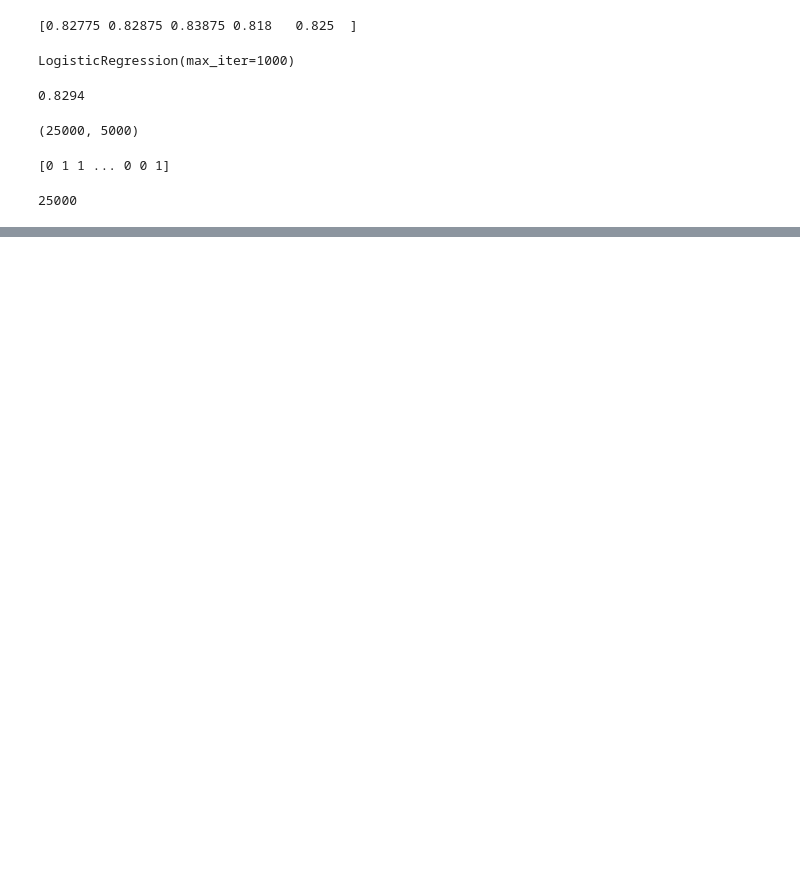
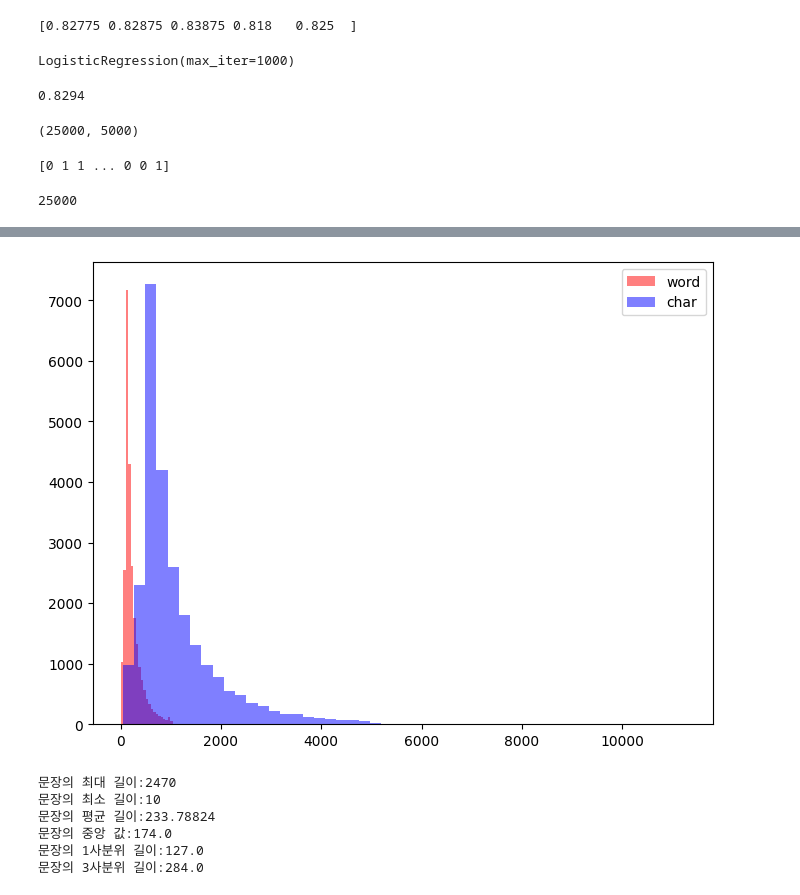
Before and after one commit to Frankensosege/NLP, a Jupyter notebook: 20230428_텍스트분류.ipynb, the cells around one changed output, grey strips where cells are left out. Saved outputs shown, nothing was run; the diff lists cells and outputs as text; code cells hidden in the pictures; blank space fills up the shorter version.

```diff
--- a/20230428_텍스트분류.ipynb
+++ b/20230428_텍스트분류.ipynb
@@ -405,0 +452,7 @@ submit_data.to_csv(DATA_OUT_PATH + 'lgs_tfidf_answer.csv', index=False)
+# %%
+train_df = pd.read_csv(DATA_IN_PATH + 'labeledTrainData.tsv',
+                      header=0,
+                      delimiter='\t',
+                      quoting=3) # quoting=3 --> quotation mark를 문자로 취급하여 읽어 들임 (일반 적으로 사용)
+print(train_df.head())
+print(train_df.shape)
@@ -405,0 +467,21 @@ submit_data.to_csv(DATA_OUT_PATH + 'lgs_tfidf_answer.csv', index=False)
+# %%
+reviews = train_df['review']
+tokenized_reviews_word = [len(r.split()) for r in reviews]  # word count
+tokenized_reviews_char = [len(s.replace(" ", '')) for s in reviews]  # char count
+# %%
+fig, ax = plt.subplots(figsize=(8,6))
+ax.hist(tokenized_reviews_word, bins=50, alpha=0.5, color='r', label='word')
+ax.hist(tokenized_reviews_char, bins=50, alpha=0.5, color='b', label='char')
+ax.legend()
+plt.show()
+# %% [output]
+[figure, added]
+# %%
+summary_token(tokenized_reviews_word)
+# %% [output]
+문장의 최대 길이:2470
+문장의 최소 길이:10
+문장의 평균 길이:233.78824
+문장의 중앙 값:174.0
+문장의 1사분위 길이:127.0
+문장의 3사분위 길이:284.0
```
Also changed, not shown: parts of 15 cells of this notebook, 2 other files.
